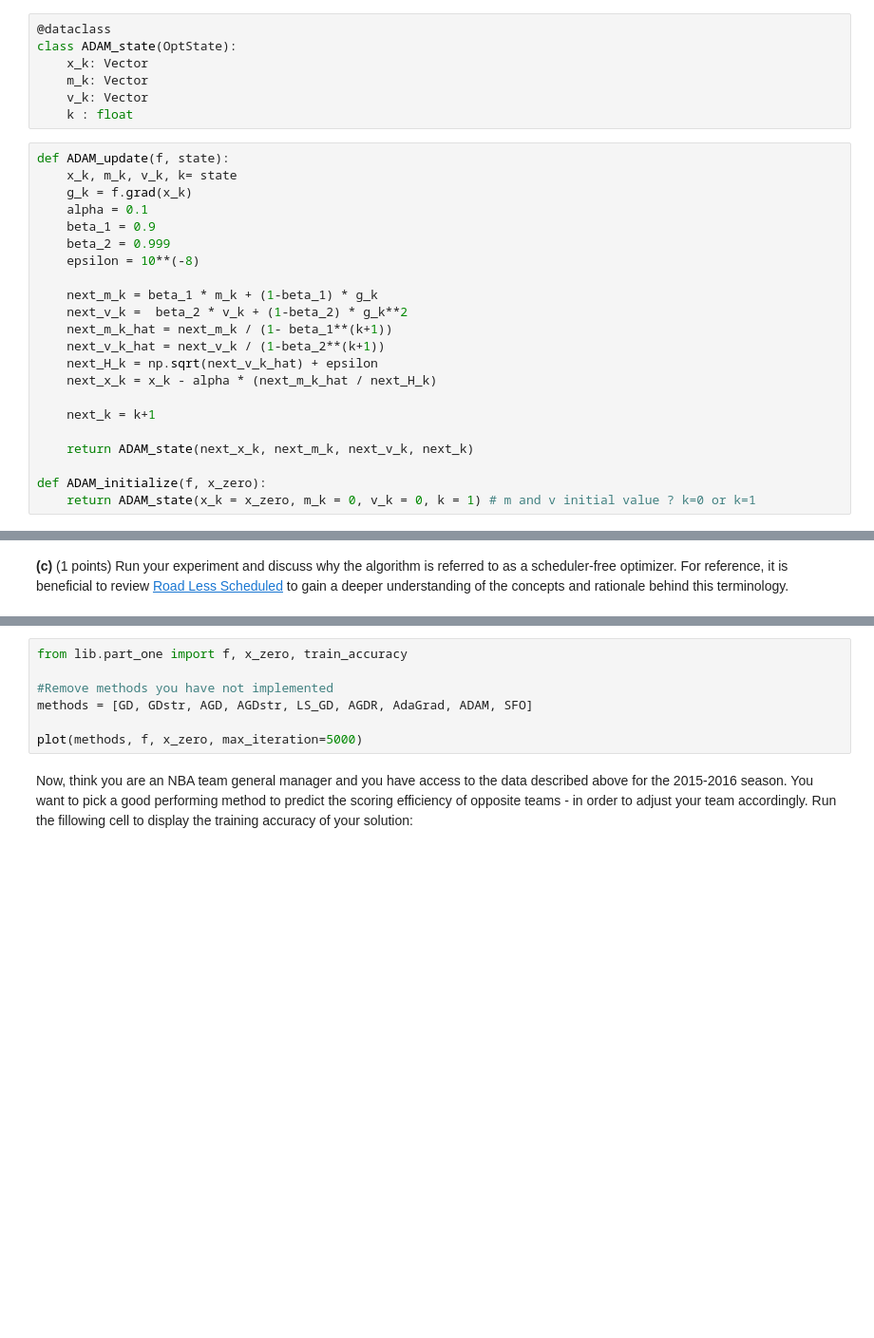
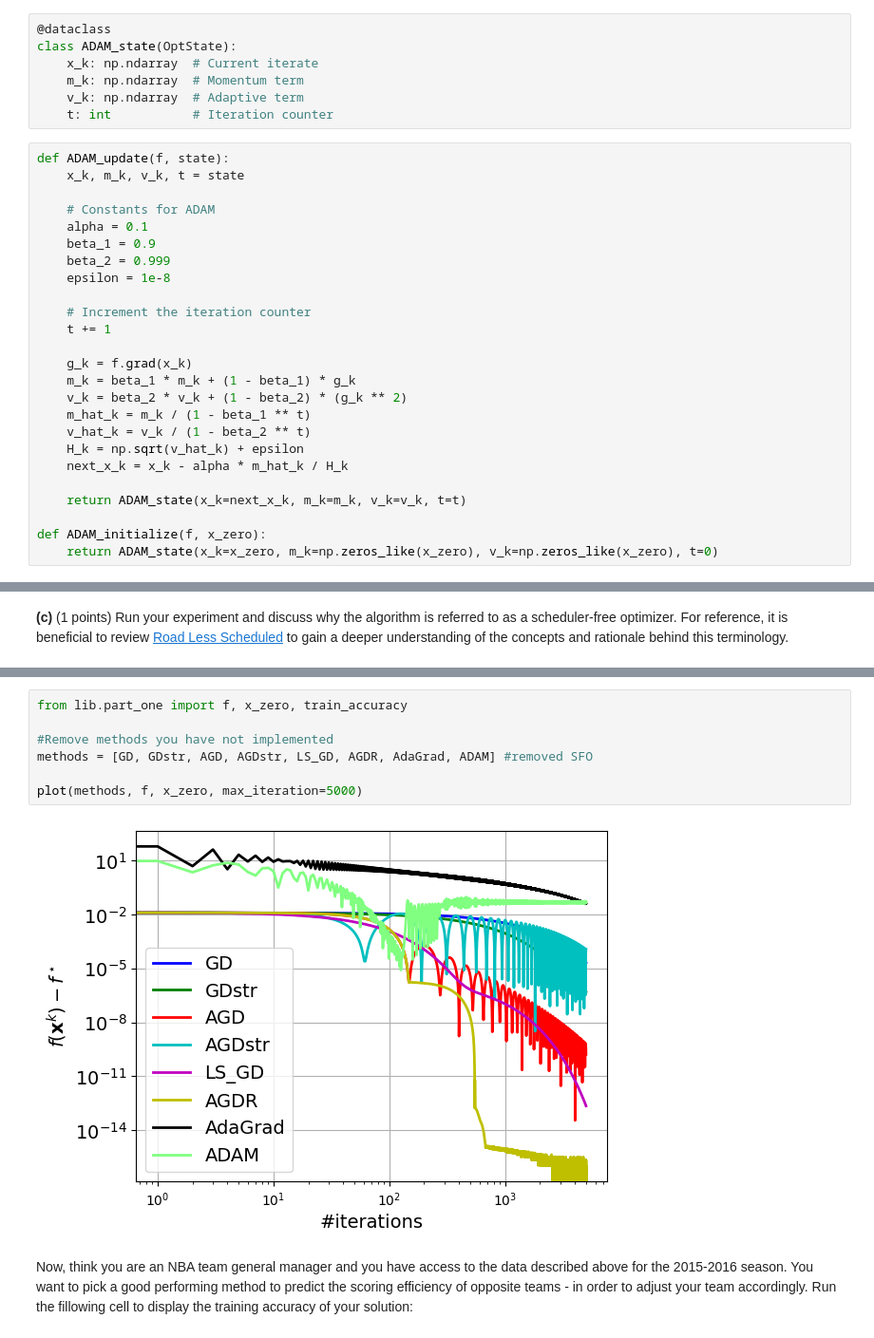
Before and after one commit to FinnWeikert/Math-of-Data-H1, a Jupyter notebook: Part 2 - First order methods.ipynb, the cells around one changed output, grey strips where cells are left out. Shown at 95% size. Saved outputs shown, nothing was run; the diff lists cells and outputs as text; blank space fills up the shorter version.

```diff
--- a/Part 2 - First order methods.ipynb
+++ b/Part 2 - First order methods.ipynb
@@ -493,35 +475,38 @@ Note that all operations shown above, when applied to vectors, are applied eleme
 Complete the missing parts in the cells below in order to implement the above adaptive gradient method using $\alpha = 0.1$, $\beta_1 = 0.9$, $\beta_2 = 0.999$ and $\epsilon = 10^{-8}$.
 
 It has been shown that ADAM can fail to converge to the global minimum of a convex problem. The authors provided a variant of ADAM, called AMSgrad in order to fix this convergence issue. However, in practice it is not clear which method performs best. (You are not required to implement this method, but advised to have a look at it for personal interest).
-# %%
-@dataclass
-class ADAM_state(OptState):
-    x_k: Vector
-    m_k: Vector
-    v_k: Vector
-    k : float
+# %%
+@dataclass
+class ADAM_state(OptState):
+    x_k: np.ndarray  # Current iterate
+    m_k: np.ndarray  # Momentum term
+    v_k: np.ndarray  # Adaptive term
+    t: int           # Iteration counter
 # %%
 def ADAM_update(f, state):
-    x_k, m_k, v_k, k= state
-    g_k = f.grad(x_k)
+    x_k, m_k, v_k, t = state
+
+    # Constants for ADAM
     alpha = 0.1
     beta_1 = 0.9
     beta_2 = 0.999
-    epsilon = 10**(-8)
+    epsilon = 1e-8
 
-    next_m_k = beta_1 * m_k + (1-beta_1) * g_k
-    next_v_k =  beta_2 * v_k + (1-beta_2) * g_k**2
-    next_m_k_hat = next_m_k / (1- beta_1**(k+1))
-    next_v_k_hat = next_v_k / (1-beta_2**(k+1))
-    next_H_k = np.sqrt(next_v_k_hat) + epsilon
-    next_x_k = x_k - alpha * (next_m_k_hat / next_H_k)
+    # Increment the iteration counter
+    t += 1
 
-    next_k = k+1
+    g_k = f.grad(x_k)
+    m_k = beta_1 * m_k + (1 - beta_1) * g_k
+    v_k = beta_2 * v_k + (1 - beta_2) * (g_k ** 2)
+    m_hat_k = m_k / (1 - beta_1 ** t)
+    v_hat_k = v_k / (1 - beta_2 ** t)
+    H_k = np.sqrt(v_hat_k) + epsilon
+    next_x_k = x_k - alpha * m_hat_k / H_k
 
-    return ADAM_state(next_x_k, next_m_k, next_v_k, next_k)
+    return ADAM_state(x_k=next_x_k, m_k=m_k, v_k=v_k, t=t)
 
 def ADAM_initialize(f, x_zero):
-    return ADAM_state(x_k = x_zero, m_k = 0, v_k = 0, k = 1) # m and v initial value ? k=0 or k=1
+    return ADAM_state(x_k=x_zero, m_k=np.zeros_like(x_zero), v_k=np.zeros_like(x_zero), t=0)
 # %%
 ADAM = OptAlgorithm(name="ADAM", init_state=ADAM_initialize, state_update=ADAM_update)
 
@@ -594,10 +580,12 @@ The following cell runs the methods you have implemented on the logistic loss:
 # %%
 from lib.part_one import f, x_zero, train_accuracy
 
 #Remove methods you have not implemented
-methods = [GD, GDstr, AGD, AGDstr, LS_GD, AGDR, AdaGrad, ADAM, SFO]
+methods = [GD, GDstr, AGD, AGDstr, LS_GD, AGDR, AdaGrad, ADAM] #removed SFO
 
 plot(methods, f, x_zero, max_iteration=5000)
+# %% [output]
+[figure, added]
 # %% [markdown]
 Now, think you are an NBA team general manager and you have access to the data described above for the 2015-2016 season. You want to pick a good performing method to predict the scoring efficiency of opposite teams - in order to adjust your team accordingly. Run the fillowing cell to display the training accuracy of your solution:
 # %%
```
Also changed, not shown: parts of 27 cells of this notebook, 1 other file.
